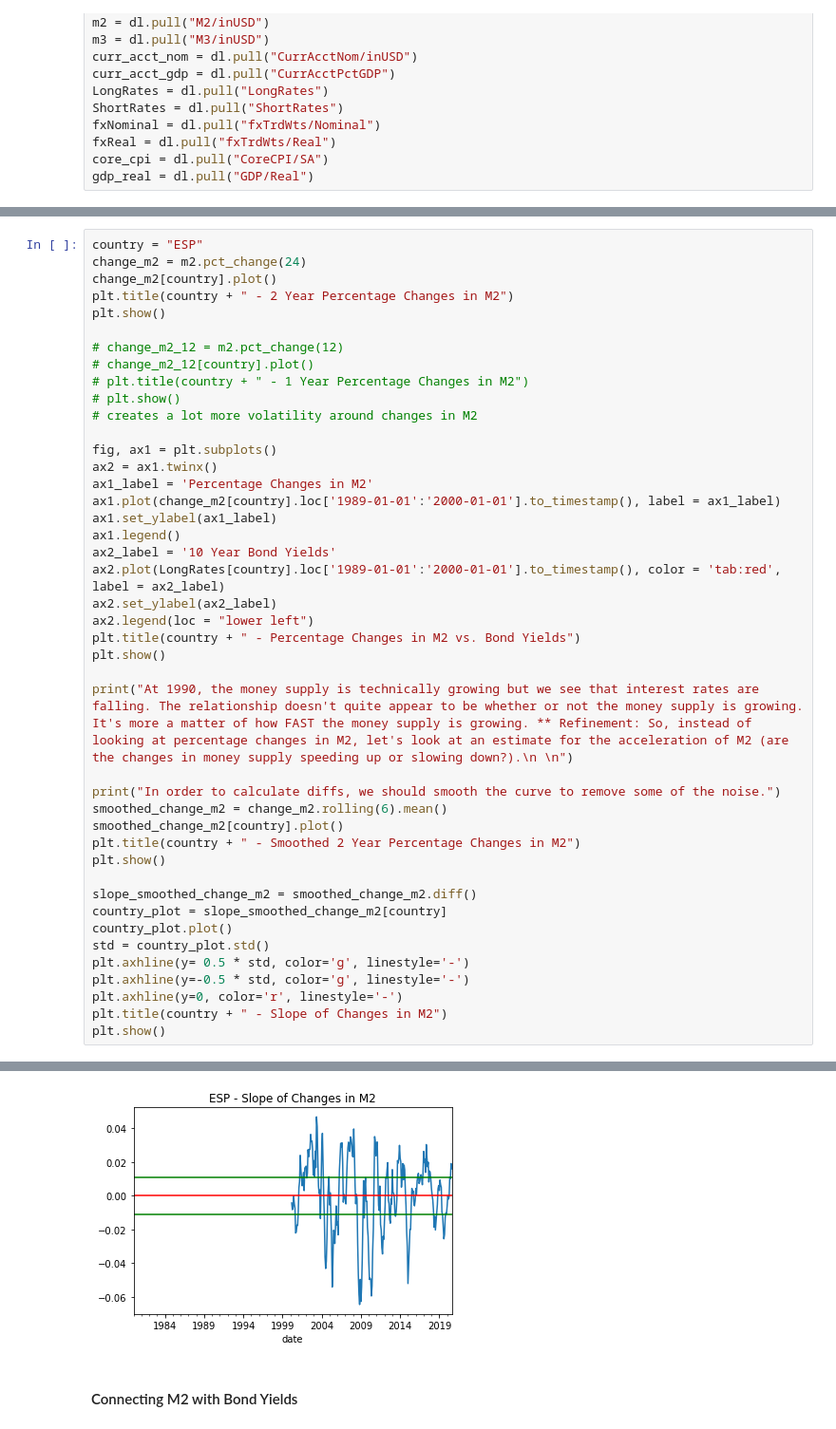
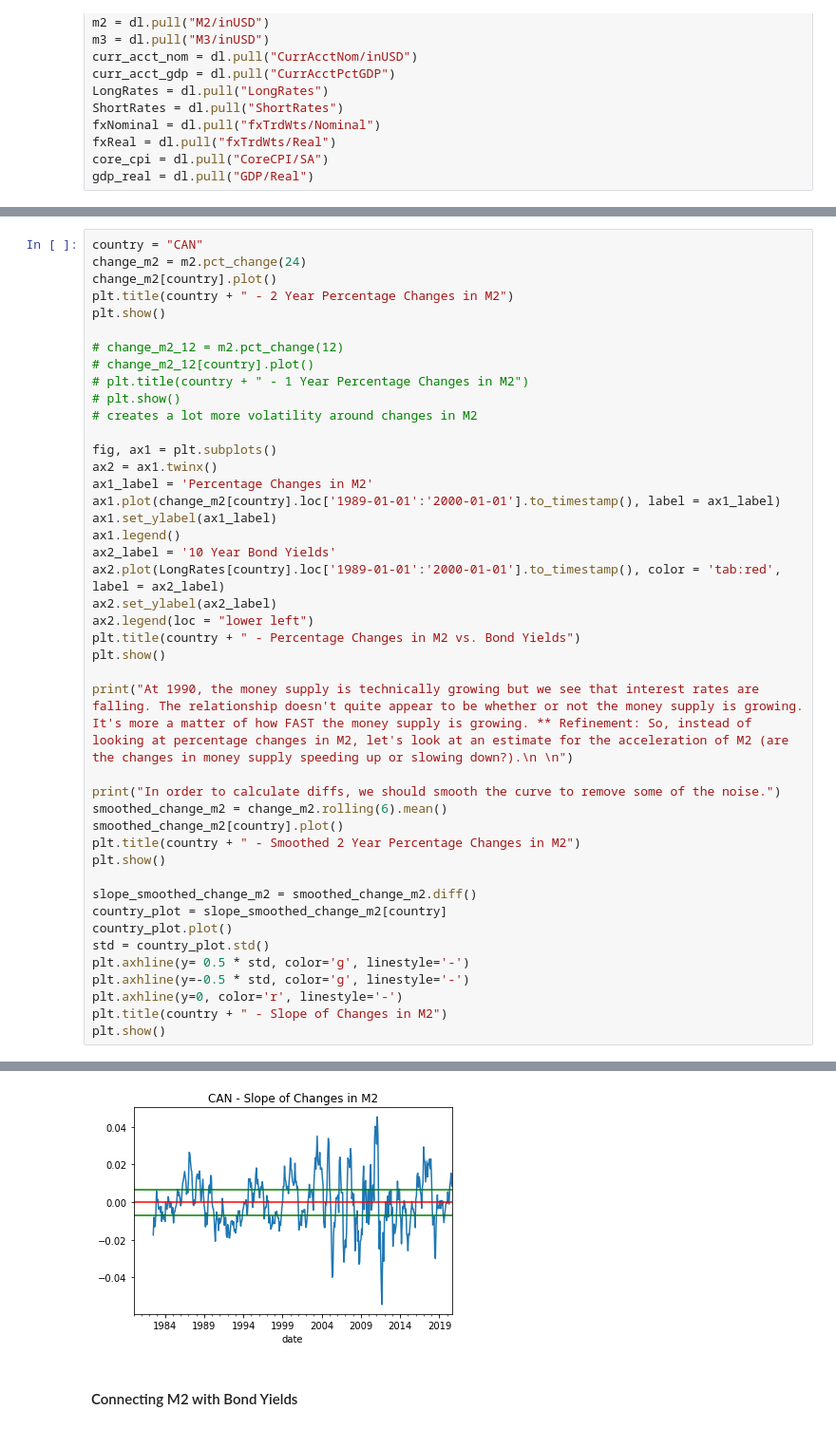
Before and after one commit to Mike-Huntress/Internship2020, a Jupyter notebook: SampleSignal/Preliminary Signal Exploration.ipynb, the cells around one changed output, grey strips where cells are left out. Shown at 95% size. Saved outputs shown, nothing was run; the diff lists cells and outputs as text.

```diff
--- a/SampleSignal/Preliminary Signal Exploration.ipynb
+++ b/SampleSignal/Preliminary Signal Exploration.ipynb
@@ -35,5 +35,5 @@ gdp_real = dl.pull("GDP/Real")
 # %%
-country = "ESP"
+country = "CAN"
 change_m2 = m2.pct_change(24)
 change_m2[country].plot()
 plt.title(country + " - 2 Year Percentage Changes in M2")
@@ -86,4 +86,4 @@ In order to calculate diffs, we should smooth the curve to remove some of the no
-[figure, old version]
+[figure, new version]
 # %% [markdown]
 #### Connecting M2 with Bond Yields
 # %%
```
Also changed, not shown: parts of 4 cells of this notebook.
